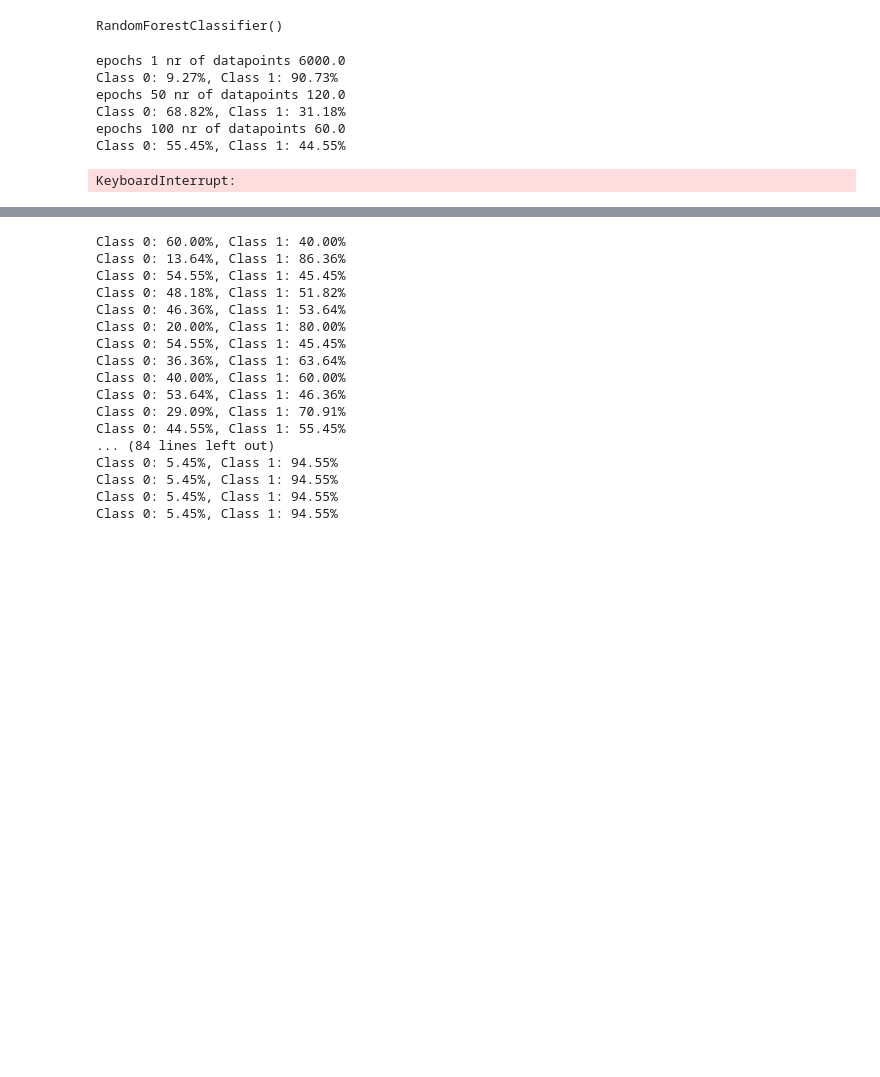
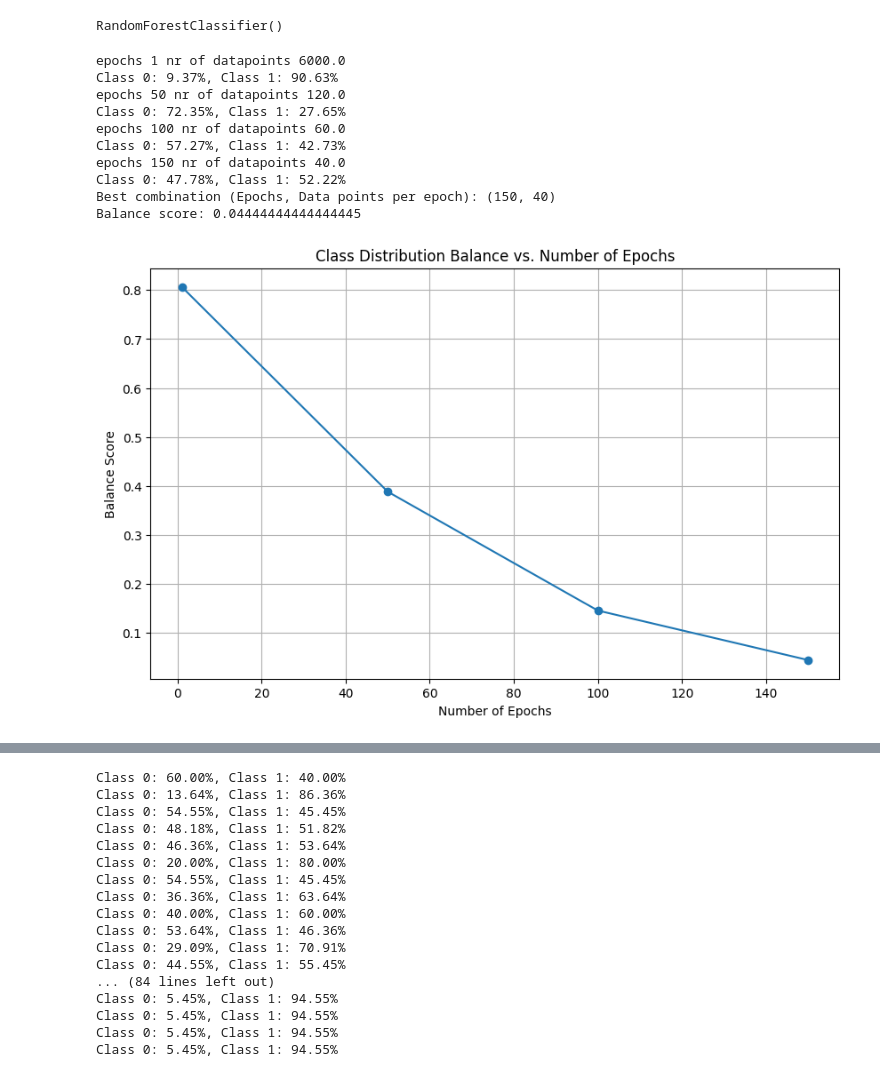
Before and after one commit to Evameijling/GDR3, a Jupyter notebook: RFC_AF.ipynb, the cells around one changed output, grey strips where cells are left out. Cells and saved outputs as stored; diff of their text form; code cells hidden in the pictures; blank space fills up the shorter version.

Commit message:
almost finished, just need to add the graphs

```diff
--- a/RFC_AF.ipynb
+++ b/RFC_AF.ipynb
@@ -130,14 +131,18 @@ y_pool_initial = augmented_df['correct/anomalous']
 balance_results = {}
 
 # for i in range(1, total_data_points):
-for i in [1, 50, 100, 250, 500, 1000]:
+# for i in [1, 50, 100, 250, 500, 1000]:
+for i in [1, 50, 100, 150]:
     if total_data_points % i == 0:
         X_pool = X_pool_initial.copy()
         y_pool = y_pool_initial.copy()
         X_train = X_initial.copy()
         y_train = y_initial.copy()
 
-        for _ in range(i):
+        epoch_balances = {}
+
+        for epoch in range(i):
+            data_points_evaluated = (epoch + 1) * (total_data_points // i)
             # print('epochs', i, 'nr of datapoints', total_data_points/i)
             # Predict probabilities on the unlabeled data
             probabilities = rfc.predict_proba(X_pool)
@@ -162,6 +167,11 @@ for i in [1, 50, 100, 250, 500, 1000]:
             # Print class distribution
             # print_class_distribution(y_train_extended)
 
+            # Calculate the balance score and add it to epoch_balances
+            class_distribution = y_train_extended.value_counts(normalize=True)
+            balance = abs(class_distribution[0] - class_distribution[1])
+            epoch_balances[data_points_evaluated] = balance
+
             # Retrain the model on the extended training set
             rfc.fit(X_train_extended, y_train_extended)
 
@@ -175,6 +185,7 @@ for i in [1, 50, 100, 250, 500, 1000]:
         class_distribution = y_train_extended.value_counts(normalize=True)
         print('epochs', i, 'nr of datapoints', total_data_points/i)
         print_class_distribution(y_train_extended)
+        # print("epoch_balances", epoch_balances)
 
         # Calculate the balance score
         balance = abs(class_distribution[0] - class_distribution[1])
@@ -183,12 +194,15 @@ for i in [1, 50, 100, 250, 500, 1000]:
 # Analyze the balance results to find the best combination
 best_combination = min(balance_results, key=balance_results.get)
 print("Best combination (Epochs, Data points per epoch):", best_combination)
-print("Balance score:", balance_results[best_combination])
+print("Balance score:", balance_results[best_combination]) #  lower balance score indicates a more balanced class distribution.
 # %% [output]
 epochs 1 nr of datapoints 6000.0
-Class 0: 9.27%, Class 1: 90.73%
+Class 0: 9.37%, Class 1: 90.63%
 epochs 50 nr of datapoints 120.0
-Class 0: 68.82%, Class 1: 31.18%
+Class 0: 72.35%, Class 1: 27.65%
 epochs 100 nr of datapoints 60.0
-Class 0: 55.45%, Class 1: 44.55%
+Class 0: 57.27%, Class 1: 42.73%
+epochs 150 nr of datapoints 40.0
+Class 0: 47.78%, Class 1: 52.22%
+Best combination (Epochs, Data points per epoch): (150, 40)
+Balance score: 0.04444444444444445
-KeyboardInterrupt:
@@ -196,0 +209,16 @@ KeyboardInterrupt:
+# %%
+# make a graph that shows which combination of epochs and nr of datapoints gives the best result
+# Extracting epochs and balance scores from the balance_results dictionary
+epochs = [key[0] for key in balance_results.keys()]
+balance_scores = [balance_results[key] for key in balance_results.keys()]
+
+# Plotting
+plt.figure(figsize=(10, 6))
+plt.plot(epochs, balance_scores, marker='o')
+plt.xlabel('Number of Epochs')
+plt.ylabel('Balance Score')
+plt.title('Class Distribution Balance vs. Number of Epochs')
+plt.grid(True)
+plt.show()
+# %% [output]
+[figure, added]
```
Also changed, not shown: parts of 3 cells of this notebook, 1 other file.
